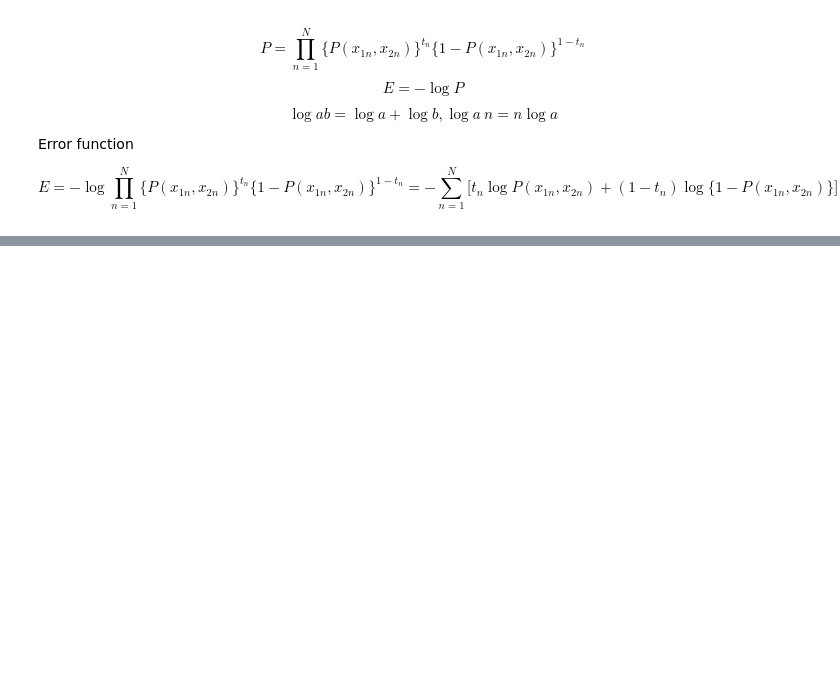
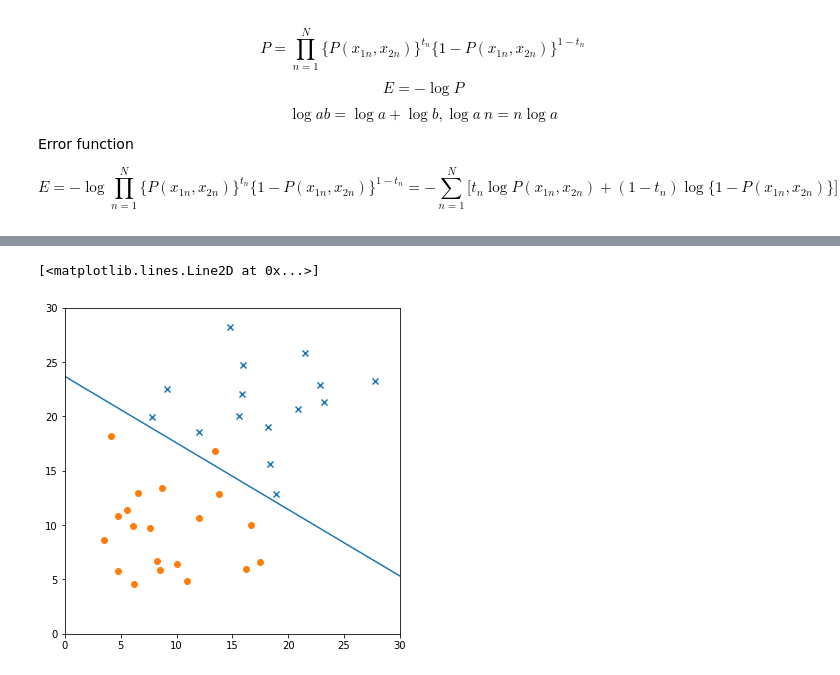
Before and after one commit to araobp/pic-mcu, a Jupyter notebook: tensorflow/learn/chapter02_1.ipynb, the cells around one changed output, grey strips where cells are left out. Drawn from its saved outputs; the diff is of its cells as text; code cells hidden in the pictures; blank space fills up the shorter version.

```diff
--- a/tensorflow/learn/chapter02_1.ipynb
+++ b/tensorflow/learn/chapter02_1.ipynb
@@ -100,0 +195,8 @@ df.plot(x='x1', y='x2', kind='scatter', title='Infected and uninfected')
+# %%
+i = 0
+for _ in range(20000):
+    i += 1
+    sess.run(train_step, feed_dict={x:train_x, t:train_t})
+    if i % 2000 == 0:
+        loss_val, acc_val = sess.run([loss, accuracy], feed_dict={x:train_x, t:train_t})
+        print('Step: {}, Loss: {}, Accuracy: {}'.format(i, loss_val, acc_val))
@@ -100,0 +214,4 @@ df.plot(x='x1', y='x2', kind='scatter', title='Infected and uninfected')
+# %%
+w0_val, w_val = sess.run([w0, w])
+w0_val, w1_val, w2_val = w0_val[0], w_val[0][0], w_val[1][0]
+print(w0_val, w1_val, w2_val)
@@ -100,0 +220,3 @@ df.plot(x='x1', y='x2', kind='scatter', title='Infected and uninfected')
+# %%
+train_set0 = train_set[train_set['t']==0]
+train_set0.head()
@@ -100,0 +230,3 @@ df.plot(x='x1', y='x2', kind='scatter', title='Infected and uninfected')
+# %%
+train_set1 = train_set[train_set['t']==1]
+train_set1.head()
@@ -100,0 +240,14 @@ df.plot(x='x1', y='x2', kind='scatter', title='Infected and uninfected')
+# %%
+fig = plt.figure(figsize=(6,6))
+subplot = fig.add_subplot(1,1,1)
+subplot.set_ylim([0,30])
+subplot.set_xlim([0,30])
+subplot.scatter(train_set1.x1, train_set1.x2, marker='x')
+subplot.scatter(train_set0.x1, train_set0.x2, marker='o')
+
+linex = np.linspace(0,30,10)
+liney = - (w1_val*linex/w2_val + w0_val/w2_val)
+subplot.plot(linex, liney)
+# %% [output]
+[<matplotlib.lines.Line2D at 0x...>]
+[figure, added]
```
Also changed, not shown: parts of 28 cells of this notebook, 3 other files.
